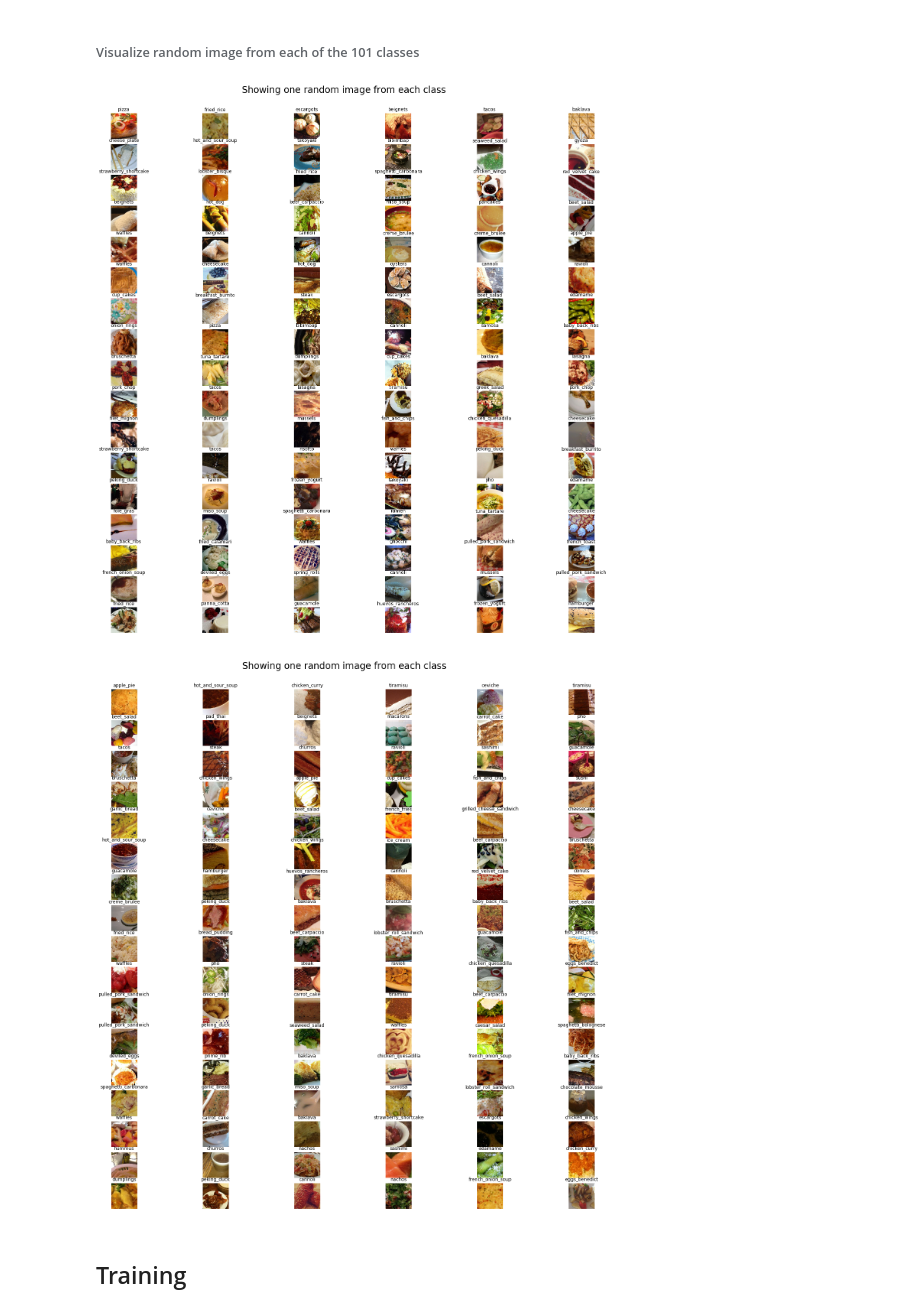
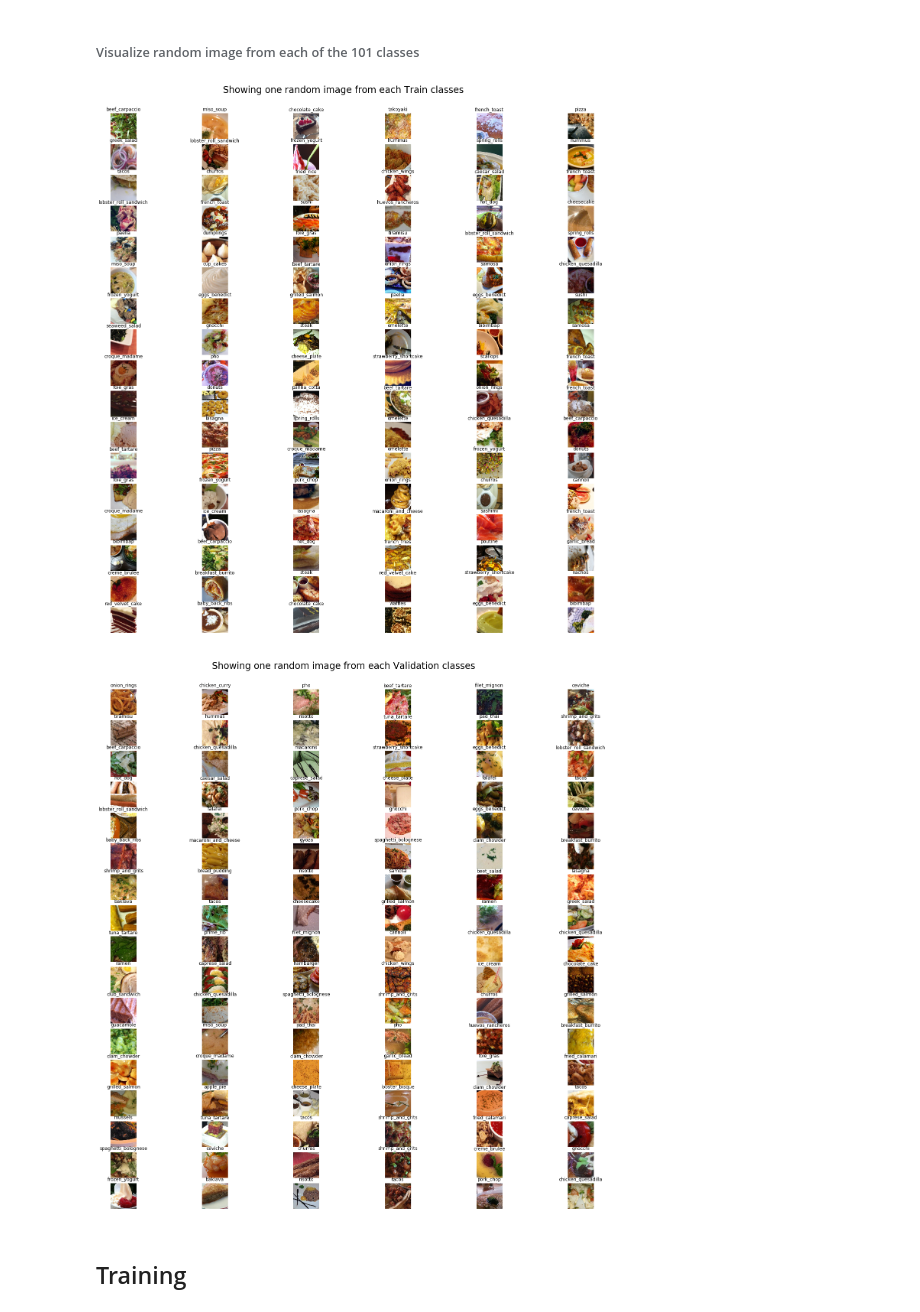
Before and after one commit to shubhajitml/food-101, a Jupyter notebook: food-101-pytorch.ipynb, the cells around one changed output. Saved outputs shown, nothing was run; the diff lists cells and outputs as text; code cells hidden in the pictures.

Commit message:
visualization fixed

```diff
--- a/food-101-pytorch.ipynb
+++ b/food-101-pytorch.ipynb
@@ -351,9 +360,9 @@ Dataset ImageFolder
 ###### Visualize random image from each of the 101 classes
 # %%
 # This can be used to print predictions too
-def show_ds(trainset, classes, validset=None, cols=6, rows=17, preds=None, is_pred=False):
+def show_ds(trainset, classes, validset=None, cols=6, rows=17, preds=None, is_pred=False, is_valid=False):
     fig = plt.figure(figsize=(25,25))
-    fig.suptitle("Showing one random image from each class", y=0.92, fontsize=24) # Adding  y=1.05, fontsize=24 helped me fix the suptitle overlapping with axes issue
+    fig.suptitle(f"Showing one random image from each {'Validation' if is_valid else 'Train'} classes", y=0.92, fontsize=24) # Adding  y=1.05, fontsize=24 helped me fix the suptitle overlapping with axes issue
     columns = cols
     rows = rows
     imgenet_mean = imagenet_stats[0]
@@ -384,11 +393,11 @@ def show_ds(trainset, classes, validset=None, cols=6, rows=17, preds=None, is_pr
 # %%
 show_ds(data.train_ds, classes)
 # %% [output]
-[figure, old version]
+[figure, new version]
 # %%
-show_ds(data.valid_ds, classes)
+show_ds(data.valid_ds, classes, is_valid=True)
 # %% [output]
-[figure, old version]
+[figure, new version]
 # %% [markdown]
 ## Training
 # %% [markdown]
```
Also changed, not shown: parts of 74 cells of this notebook.
